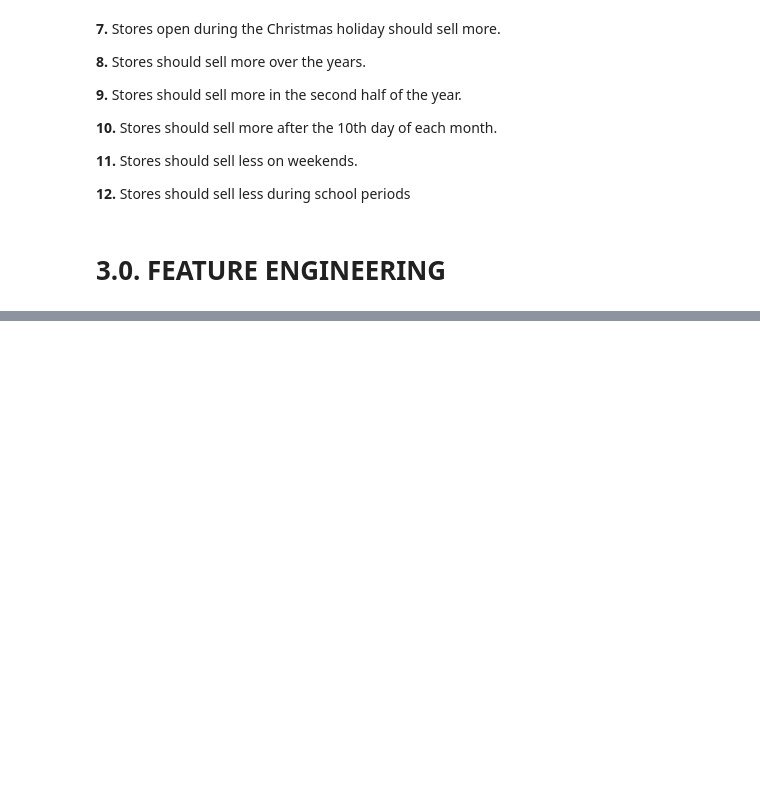
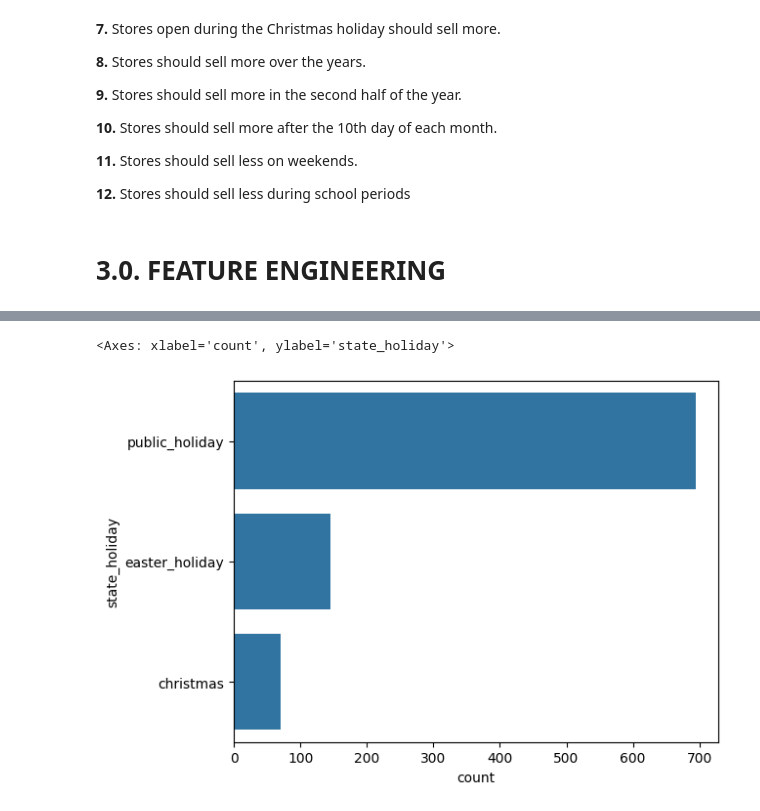
Before and after one commit to lfaferreira/predict-rossmann-store-sales, a Jupyter notebook: rossmann_store_sales_prediction.ipynb, the cells around one changed output, grey strips where cells are left out. Drawn from its saved outputs; the diff is of its cells as text; code cells hidden in the pictures; blank space fills up the shorter version.

```diff
--- a/rossmann_store_sales_prediction.ipynb
+++ b/rossmann_store_sales_prediction.ipynb
@@ -456,0 +579,6 @@ df2.head().T
+# %%
+a = df4[df4['state_holiday'] != 'regular_day']
+sns.countplot(a['state_holiday'])
+# %% [output]
+<Axes: xlabel='count', ylabel='state_holiday'>
+[figure, added]
```
Also changed, not shown: parts of 33 cells of this notebook.
